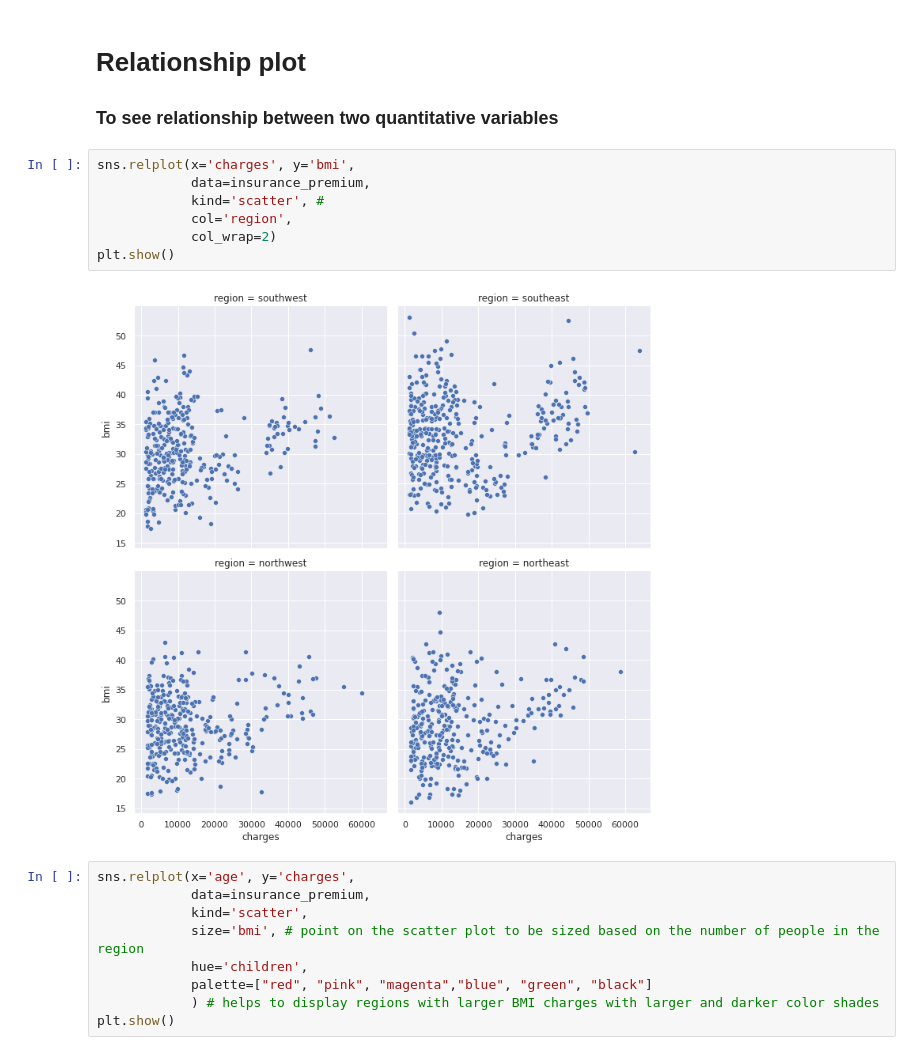
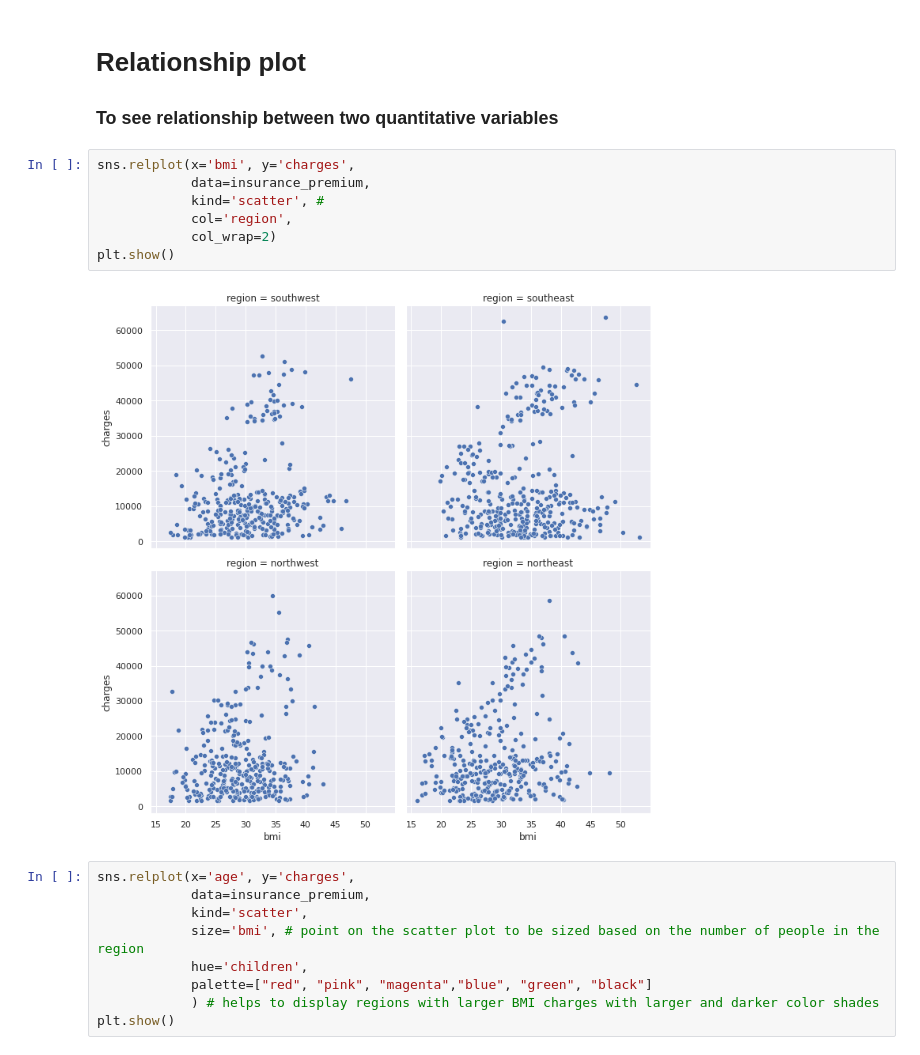
Before and after one commit to graceuche/northeastern-final-project, a Jupyter notebook: visual_analysis.ipynb, the cells around one changed output. Drawn from its saved outputs; the diff is of its cells as text.

Commit message:
more charts

```diff
--- a/visual_analysis.ipynb
+++ b/visual_analysis.ipynb
@@ -291,14 +291,14 @@ plt.show()
 
 ### To see relationship between two quantitative variables
 # %%
-sns.relplot(x='charges', y='bmi',
+sns.relplot(x='bmi', y='charges',
             data=insurance_premium,
             kind='scatter', #
             col='region',
             col_wrap=2)
 plt.show()
 # %% [output]
-[figure, old version]
+[figure, new version]
 # %%
 sns.relplot(x='age', y='charges',
             data=insurance_premium,
```
Also changed, not shown: parts of 4 cells of this notebook, 1 other file.
